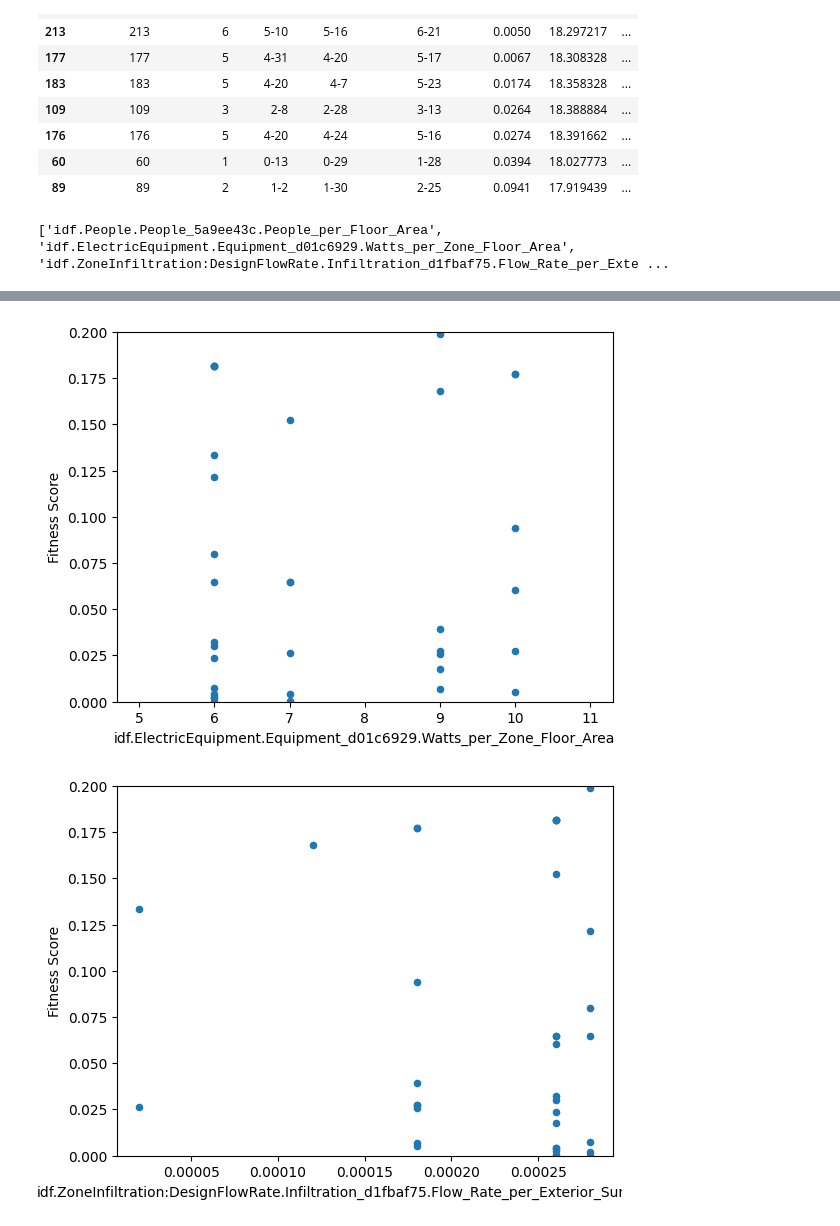
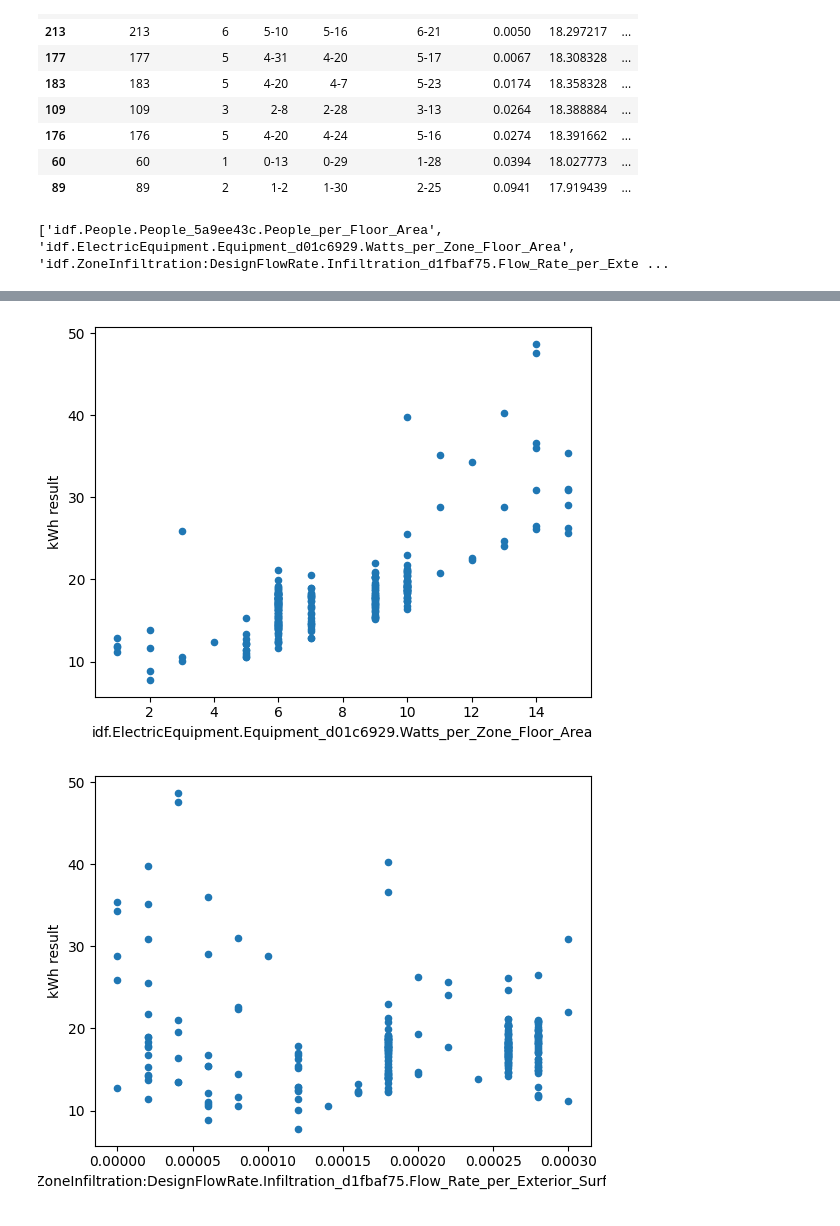
Before and after one commit to Lundkjaer/ClimAIte, a Jupyter notebook: Calibration/plot_accuracies.ipynb, the cells around one changed output, grey strips where cells are left out. Drawn from its saved outputs; the diff is of its cells as text; code cells hidden in the pictures.

```diff
--- a/Calibration/plot_accuracies.ipynb
+++ b/Calibration/plot_accuracies.ipynb
@@ -36,6 +36,6 @@ df_idf = df.filter(regex='idf', axis=1)
 names = df_idf.columns.values.tolist()
 print(names)
 for i in names:
-    df[ df['Fitness Score'] < 10.01].plot.scatter(x=i, y='Fitness Score').set_ylim(ymin=0, ymax=0.2)
+    df[ df['Fitness Score'] < 1000.01].plot.scatter(x=i, y='kWh result')#.set_ylim(ymin=0, ymax=0.2)
 # %% [output]
 ['idf.People.People_5a9ee43c.People_per_Floor_Area', 'idf.ElectricEquipment.Equipment_d01c6929.Watts_per_Zone_Floor_Area', 'idf.ZoneInfiltration:DesignFlowRate.Infiltration_d1fbaf75.Flow_Rate_per_Exte ...
@@ -43,2 +43,2 @@ for i in names:
-[figure, old version]
+[figure, new version]
-[figure, old version]
+[figure, new version]
```
Also changed, not shown: parts of 1 cell of this notebook, 1 other file.
